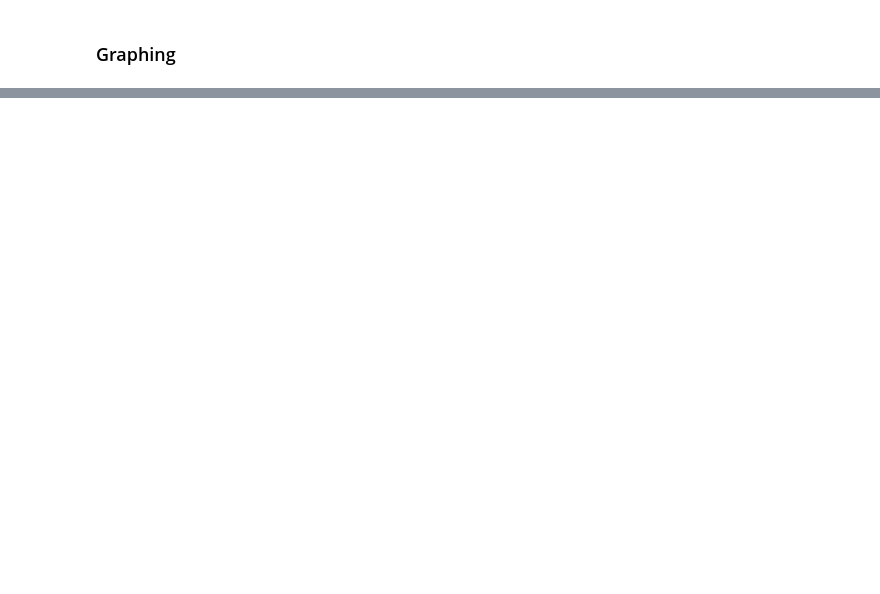
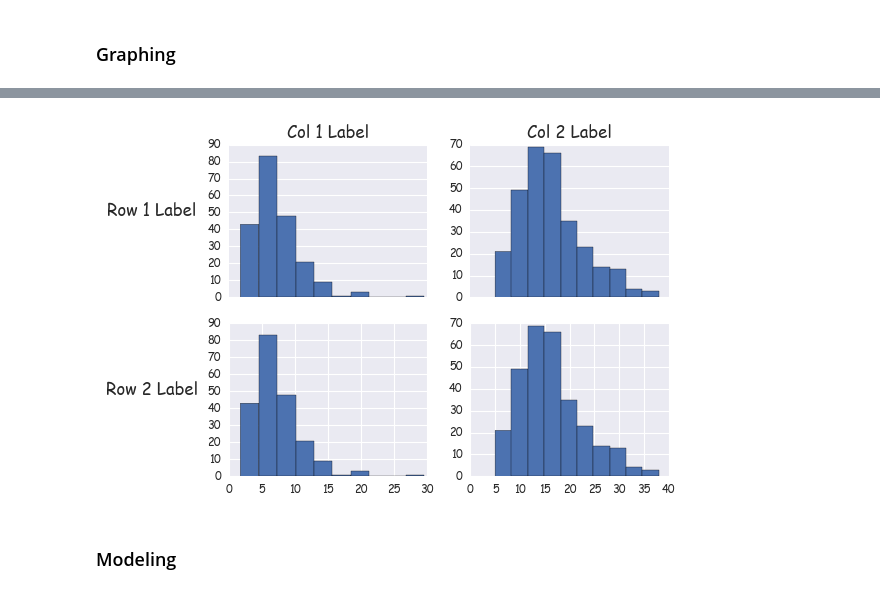
Before and after one commit to pmdaly/Take-Home-Resources, a Jupyter notebook: Resources.ipynb, the cells around one changed output, grey strips where cells are left out. Saved outputs shown, nothing was run; the diff lists cells and outputs as text; code cells hidden in the pictures; blank space fills up the shorter version.

```diff
--- a/Resources.ipynb
+++ b/Resources.ipynb
@@ -42,27 +147,31 @@ df.hist()
 # %%
-# overlapping 2 histograms on the same plot
-fig, axs = plt.subplots()
-
-axs.hist(df.feature_1, label='feat_1', alpha=0.75);
-axs.hist(df.feature_2, label='feat_2', alpha=0.75);
-axs.legend();
-axs.set_title('stuff')
-
 # 4 figures in a window arrangement
 fig = plt.figure()
+
 ax1 = fig.add_subplot(221)
-ax1.set_ylabel('Upper Left Row Label', rotation=0, size='large')
-ax1.set_title('Left Column Label', rotation=0, size='large')
-...
+below_target_mean.LSTAT.hist()
+ax1.set_ylabel('Row 1 Label', rotation=0, size='large')
+ax1.set_title('Col 1 Label', rotation=0, size='large')
+ax1.title.labelpad = 20
+ax1.yaxis.labelpad = 40
+ax1.xaxis.set_visible(False)
 
 ax2 = fig.add_subplot(222)
-ax2.set_title('Right Column Label', rotation=0, size='largel')
-...
+above_target_mean.LSTAT.hist()
+ax2.set_title('Col 2 Label', rotation=0, size='large')
+ax2.title.labelpad = 20
+ax2.xaxis.set_visible(False)
 
 ax3 = fig.add_subplot(223)
-ax3.set_ylabel('Lower Left Row Label', rotation=0, size='large')
-...
+below_target_mean.LSTAT.hist()
+ax3.set_ylabel('Row 2 Label', rotation=0, size='large')
+ax3.yaxis.labelpad = 40
 
 ax4 = fig.add_subplot(224)
+above_target_mean.LSTAT.hist()
 
 plt.tight_layout()
+# %% [output]
+[figure, added]
+# %% [markdown]
+### Modeling
```
Also changed, not shown: parts of 11 cells of this notebook.
